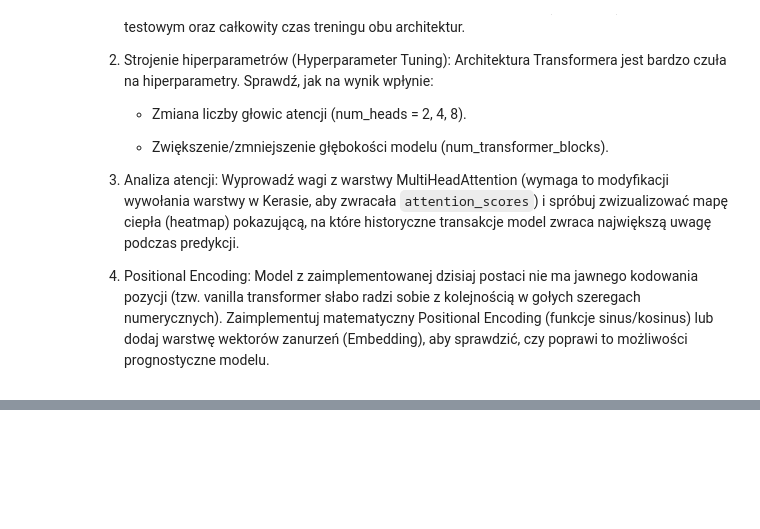
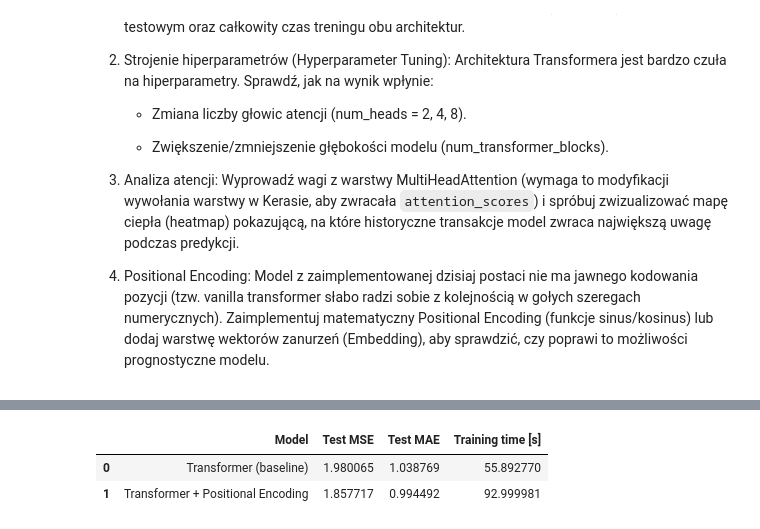
Before and after one commit to Qertal/studia, a Jupyter notebook: SIECINEURONOWE20252026/20260408/N10/SNiUG_MS_Lab_10.ipynb, the cells around one changed output, grey strips where cells are left out. Drawn from its saved outputs; the diff is of its cells as text; code cells hidden in the pictures; blank space fills up the shorter version.

```diff
--- a/SIECINEURONOWE20252026/20260408/N10/SNiUG_MS_Lab_10.ipynb
+++ b/SIECINEURONOWE20252026/20260408/N10/SNiUG_MS_Lab_10.ipynb
@@ -289,0 +497,90 @@ plt.show()
+# %%
+class SinusoidalPositionalEncoding(layers.Layer):
+    def call(self, inputs):
+        seq_len = tf.shape(inputs)[1]
+        d_model = tf.shape(inputs)[2]
+
+        position = tf.cast(tf.range(seq_len)[:, tf.newaxis], tf.float32)
+        div_term = tf.exp(
+            tf.cast(tf.range(0, d_model, 2), tf.float32)
+            * (-np.log(10000.0) / tf.cast(d_model, tf.float32))
+        )
+
+        angles = position * div_term[tf.newaxis, :]
+        pe = tf.concat([tf.sin(angles), tf.cos(angles)], axis=-1)
+
+        pe = pe[tf.newaxis, :, :]
+        return inputs + tf.cast(pe, inputs.dtype)
+
+
+def build_transformer_model_with_pe(
+    input_shape,
+    head_size,
+    num_heads,
+    ff_dim,
+    num_transformer_blocks,
+    mlp_units,
+    dropout=0,
+    mlp_dropout=0,
+):
+    inputs = keras.Input(shape=input_shape)
+    x = layers.Conv1D(64, 12, strides=3, activation="relu")(inputs)
+    x = SinusoidalPositionalEncoding()(x)
+
+    for _ in range(num_transformer_blocks):
+        x = transformer_encoder(x, head_size, num_heads, ff_dim, dropout)
+
+    x = layers.GlobalAveragePooling1D(data_format="channels_first")(x)
+
+    for dim in mlp_units:
+        x = layers.Dense(dim, activation="relu")(x)
+        x = layers.Dropout(mlp_dropout)(x)
+
+    outputs = layers.Dense(1, activation="linear")(x)
+    return keras.Model(inputs, outputs)
+
+
+tf.keras.backend.clear_session()
+tf.random.set_seed(42)
+np.random.seed(42)
+
+pe_model = build_transformer_model_with_pe(
+    input_shape=INPUT_SHAPE,
+    head_size=64,
+    num_heads=4,
+    ff_dim=4,
+    num_transformer_blocks=2,
+    mlp_units=[128],
+    mlp_dropout=0.2,
+    dropout=0.1,
+)
+compile_model(pe_model)
+
+cb = [keras.callbacks.EarlyStopping(patience=20, restore_best_weights=True)]
+
+start_pe = time.perf_counter()
+history_pe = pe_model.fit(
+    train_x,
+    train_y,
+    validation_data=(val_x, val_y),
+    epochs=100,
+    batch_size=64,
+    callbacks=cb,
+    verbose=0,
+)
+pe_time = time.perf_counter() - start_pe
+pe_results = pe_model.evaluate(test_x, test_y, verbose=0)  # [loss, mse, mae]
+
+comparison_pe = pd.DataFrame(
+    {
+        "Model": ["Transformer (baseline)", "Transformer + Positional Encoding"],
+        "Test MSE": [transformer_results[1], pe_results[1]],
+        "Test MAE": [transformer_results[2], pe_results[2]],
+        "Training time [s]": [transformer_time, pe_time],
+    }
+)
+display(comparison_pe)
+# %% [output]
+|  | Model | Test MSE | Test MAE | Training time [s] |
+| 0 | Transformer (baseline) | 1.980065 | 1.038769 | 55.892770 |
+| 1 | Transformer + Positional Encoding | 1.857717 | 0.994492 | 92.999981 |
```
Also changed, not shown: parts of 8 cells of this notebook, 2 other files.
